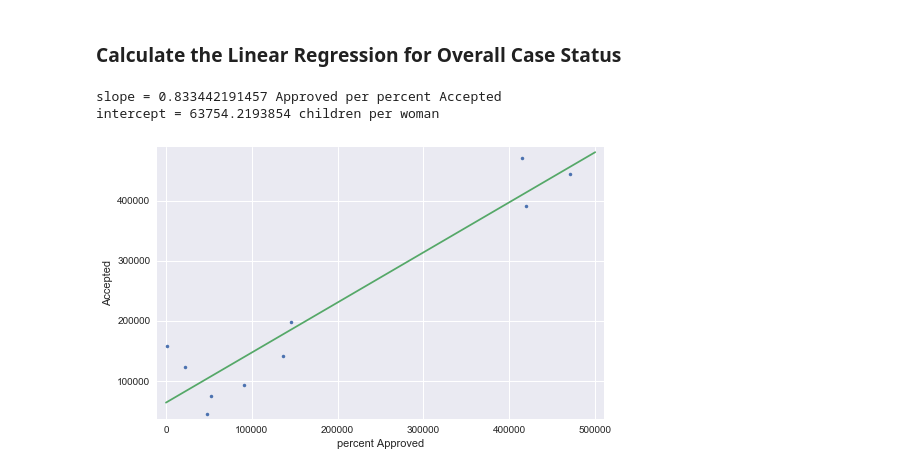
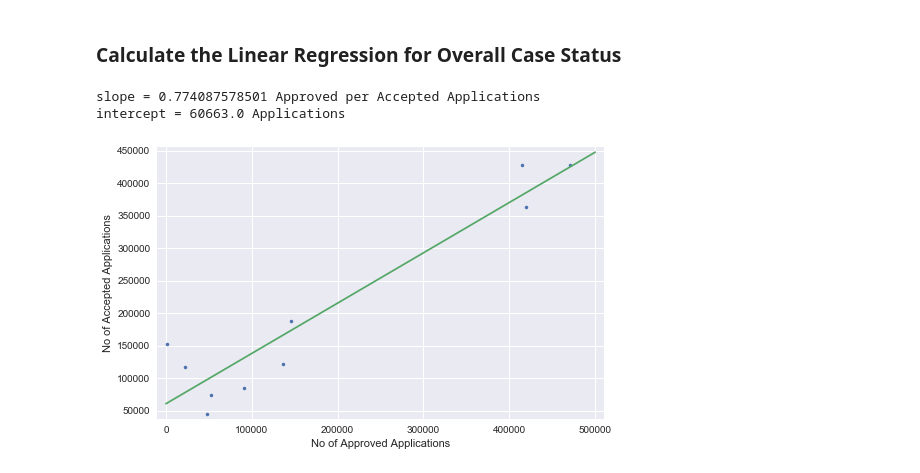
Before and after one commit to KirazG/datascience, a Jupyter notebook: capstone-project1/Inferential Statistics/Capstone-Project-Inferential-Statistics.ipynb, the cells around one changed output. Saved outputs shown, nothing was run; the diff lists cells and outputs as text; code cells hidden in the pictures.

```diff
--- a/capstone-project1/Inferential Statistics/Capstone-Project-Inferential-Statistics.ipynb
+++ b/capstone-project1/Inferential Statistics/Capstone-Project-Inferential-Statistics.ipynb
@@ -270,28 +270,28 @@ def ecdf(data):
 # %%
 ##### Plot the Linear Regression
 fig, ax = plt.subplots(figsize=(8,5))
-_ = plt.plot(df_case_status['Approved'], df_case_status['Received'], marker='.', linestyle='none')
+_ = plt.plot(df_case_status['Approved'], df_case_status['Accepted'], marker='.', linestyle='none')
 plt.margins(0.02)
-_ = plt.xlabel('percent Approved')
-_ = plt.ylabel('Accepted')
+_ = plt.xlabel('No of Approved Applications')
+_ = plt.ylabel('No of Accepted Applications')
 
 # Perform a linear regression using np.polyfit(): a, b
-a, b = np.polyfit(df_case_status['Approved'], df_case_status['Received'], 1)
+a, b = np.polyfit(df_case_status['Approved'], df_case_status['Accepted'], 1)
 
 # Print the results to the screen
-print('slope =', a, 'Approved per percent Accepted')
-print('intercept =', b, 'children per woman')
+print('slope =', a, 'Approved per Accepted Applications')
+print('intercept =', round(b,0), 'Applications')
 
 # Make theoretical line to plot
 x = np.array([0, 500000])
 y = a * x + b
 
 # Add regression line to your plot
 _ = plt.plot(x, y)
 
 # Draw the plot
 plt.show()
 # %% [output]
-slope = 0.833442191457 Approved per percent Accepted
-intercept = 63754.2193854 children per woman
+slope = 0.774087578501 Approved per Accepted Applications
+intercept = 60663.0 Applications
-[figure, old version]
+[figure, new version]
```
Also changed, not shown: parts of 3 cells of this notebook.
